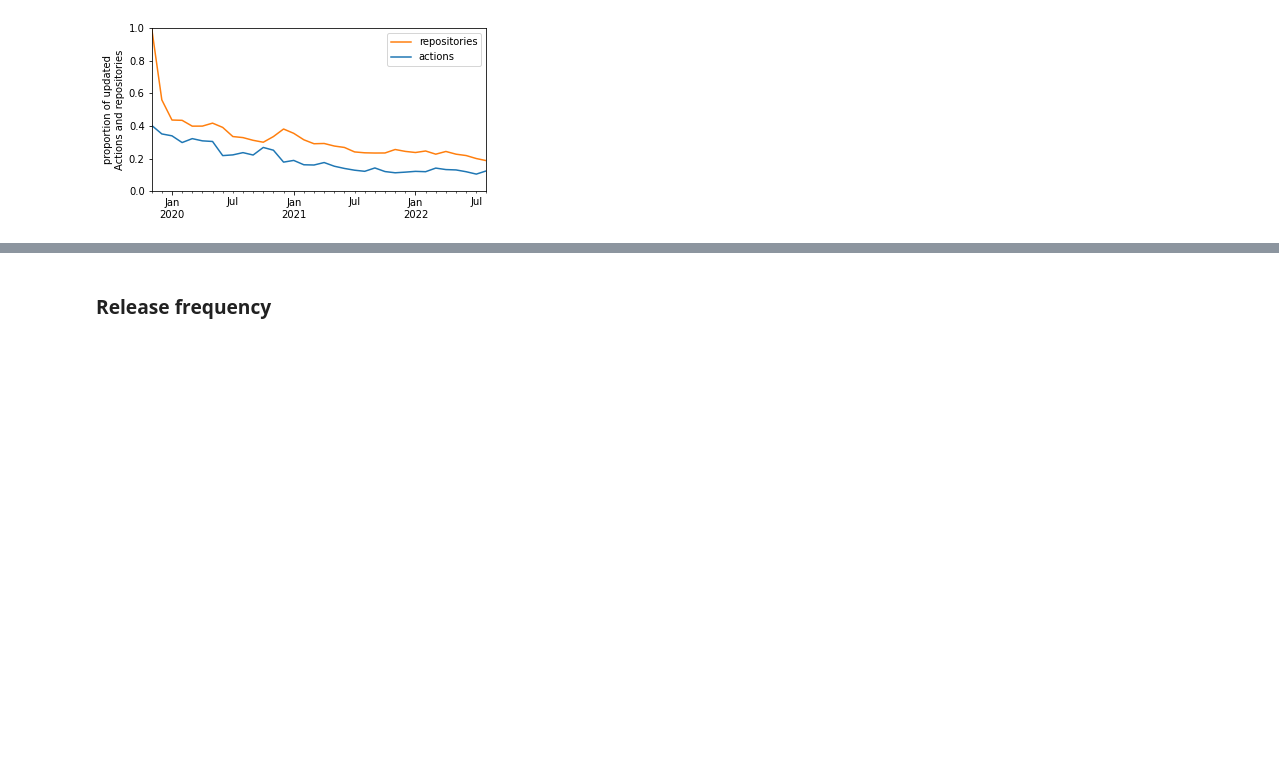
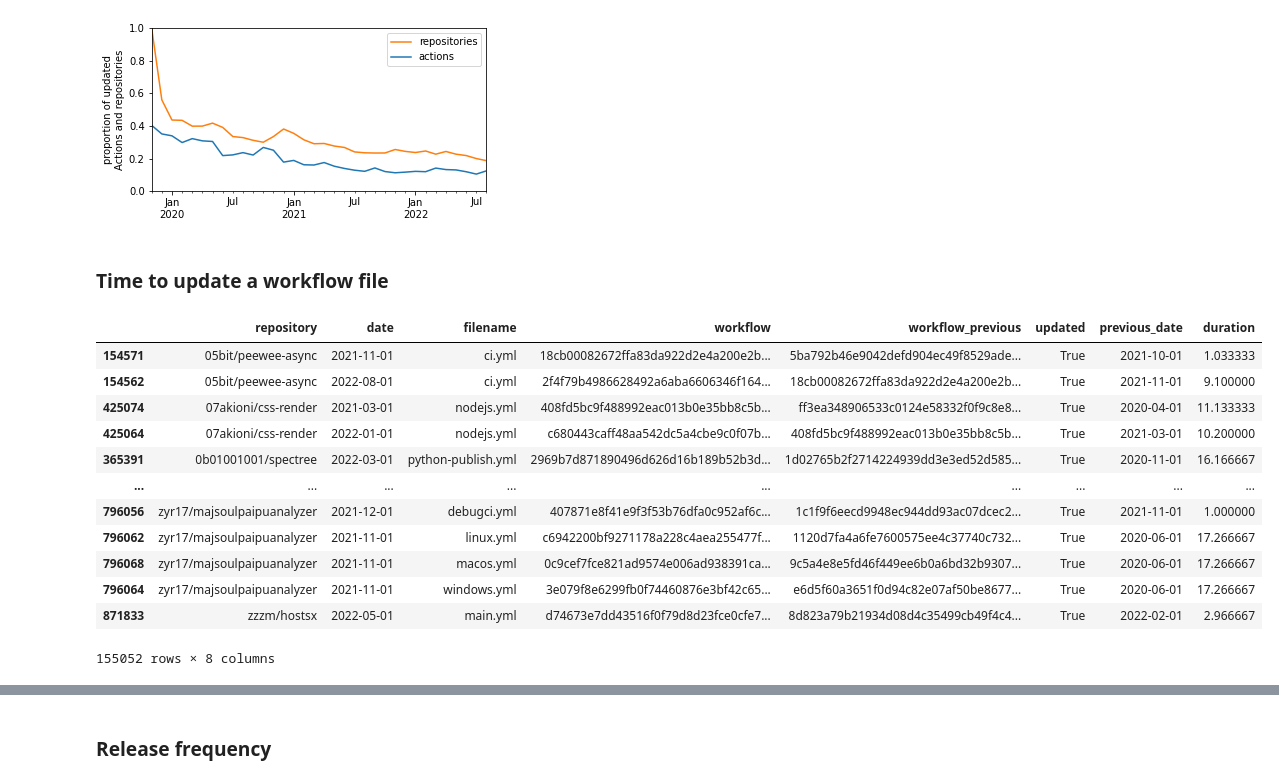
Before and after one commit to AlexandreDecan/secos-ghalag, a Jupyter notebook: notebooks/Release frequency.ipynb, the cells around one changed output, grey strips where cells are left out. Saved outputs shown, nothing was run; the diff lists cells and outputs as text; code cells hidden in the pictures; blank space fills up the shorter version.

```diff
--- a/notebooks/Release frequency.ipynb
+++ b/notebooks/Release frequency.ipynb
@@ -329,2 +299,20 @@ savefig(fig, 'prop_updated_both')
 # %% [output]
 [figure]
+# %% [markdown]
+### Time to update a workflow file
+# %%
+temp
+# %% [output]
+|  | repository | date | filename | workflow | workflow_previous | updated | previous_date | duration |
+| 154571 | 05bit/peewee-async | 2021-11-01 | ci.yml | 18cb00082672ffa83da922d2e4a200e2b... | 5ba792b46e9042defd904ec49f8529ade... | True | 2021-10-01 | 1.033333 |
+| 154562 | 05bit/peewee-async | 2022-08-01 | ci.yml | 2f4f79b4986628492a6aba6606346f164... | 18cb00082672ffa83da922d2e4a200e2b... | True | 2021-11-01 | 9.100000 |
+| 425074 | 07akioni/css-render | 2021-03-01 | nodejs.yml | 408fd5bc9f488992eac013b0e35bb8c5b... | ff3ea348906533c0124e58332f0f9c8e8... | True | 2020-04-01 | 11.133333 |
+| 425064 | 07akioni/css-render | 2022-01-01 | nodejs.yml | c680443caff48aa542dc5a4cbe9c0f07b... | 408fd5bc9f488992eac013b0e35bb8c5b... | True | 2021-03-01 | 10.200000 |
+| 365391 | 0b01001001/spectree | 2022-03-01 | python-publish.yml | 2969b7d871890496d626d16b189b52b3d... | 1d02765b2f2714224939dd3e3ed52d585... | True | 2020-11-01 | 16.166667 |
+| ... | ... | ... | ... | ... | ... | ... | ... | ... |
+| 796056 | zyr17/majsoulpaipuanalyzer | 2021-12-01 | debugci.yml | 407871e8f41e9f3f53b76dfa0c952af6c... | 1c1f9f6eecd9948ec944dd93ac07dcec2... | True | 2021-11-01 | 1.000000 |
+| 796062 | zyr17/majsoulpaipuanalyzer | 2021-11-01 | linux.yml | c6942200bf9271178a228c4aea255477f... | 1120d7fa4a6fe7600575ee4c37740c732... | True | 2020-06-01 | 17.266667 |
+| 796068 | zyr17/majsoulpaipuanalyzer | 2021-11-01 | macos.yml | 0c9cef7fce821ad9574e006ad938391ca... | 9c5a4e8e5fd46f449ee6b0a6bd32b9307... | True | 2020-06-01 | 17.266667 |
+| 796064 | zyr17/majsoulpaipuanalyzer | 2021-11-01 | windows.yml | 3e079f8e6299fb0f74460876e3bf42c65... | e6d5f60a3651f0d94c82e07af50be8677... | True | 2020-06-01 | 17.266667 |
+| 871833 | zzzm/hostsx | 2022-05-01 | main.yml | d74673e7dd43516f0f79d8d23fce0cfe7... | 8d823a79b21934d08d4c35499cb49f4c4... | True | 2022-02-01 | 2.966667 |
+155052 rows × 8 columns
```
Also changed, not shown: parts of 7 cells of this notebook, 1 other file.
